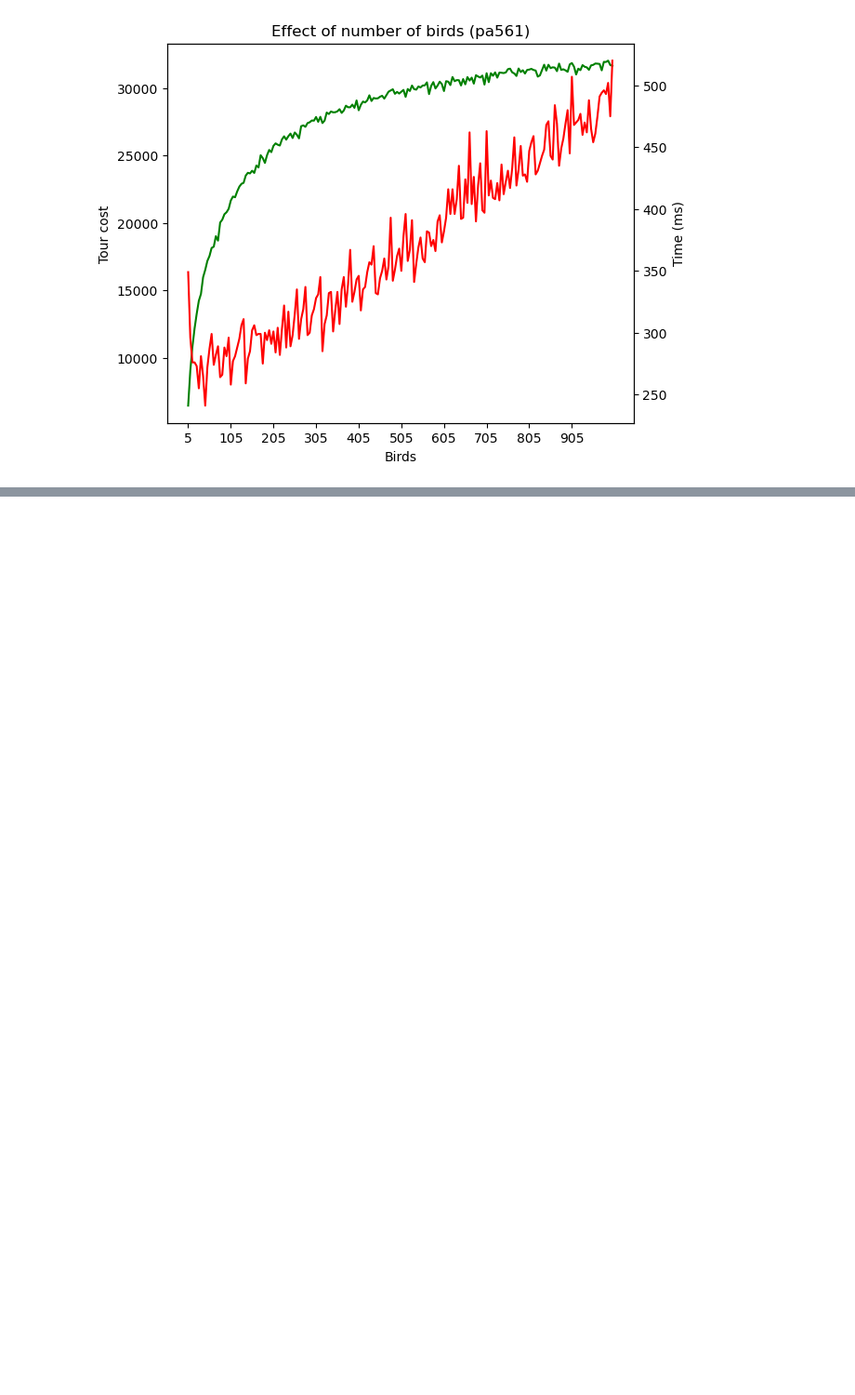
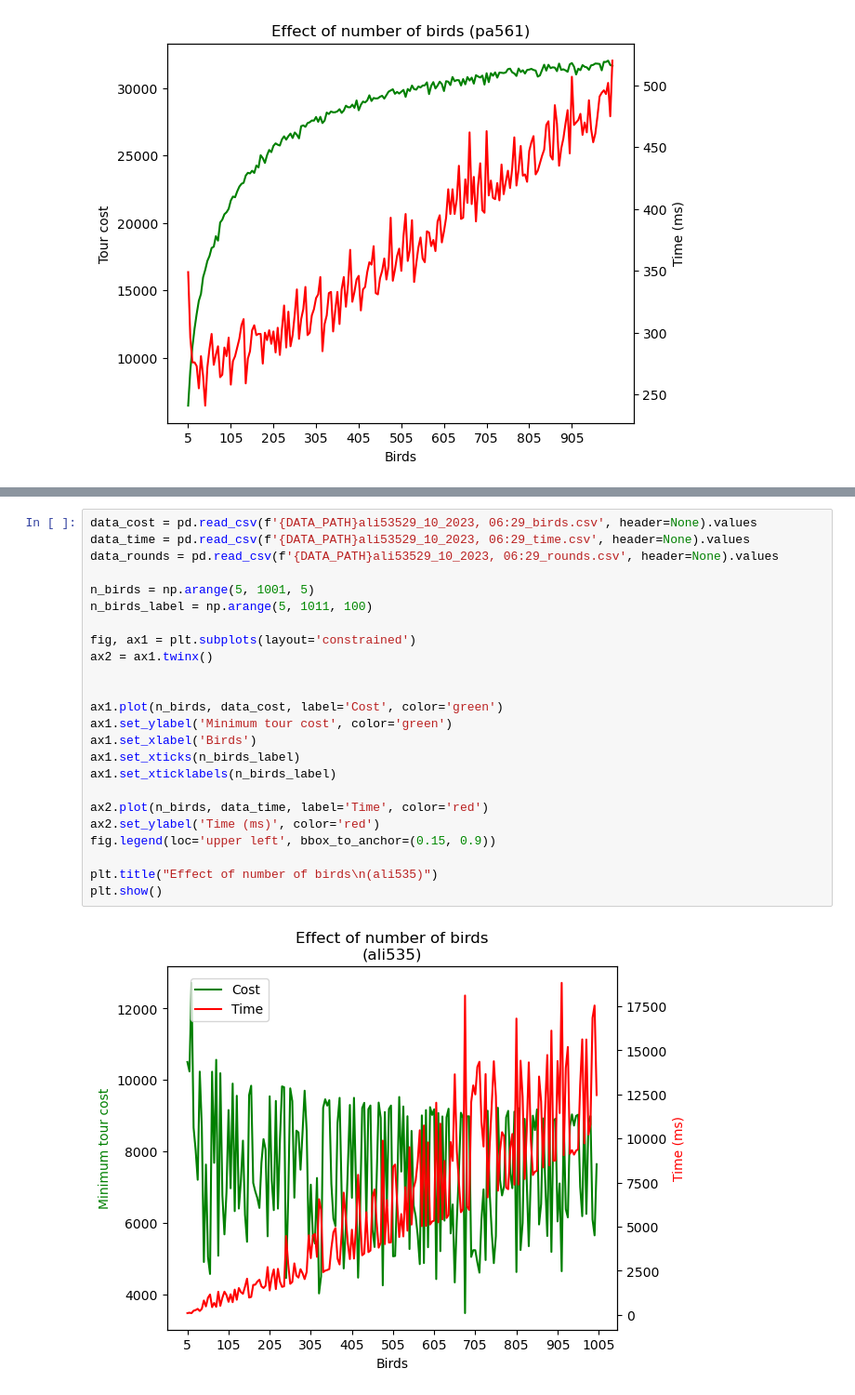
Before and after one commit to TimCares/AFB-Metaheuristic, a Jupyter notebook: src/vis/vis.ipynb, the cells around one changed output, grey strips where cells are left out. Shown: that part at 93% size. Cells and saved outputs as stored; diff of their text form; blank space fills up the shorter version.

```diff
--- a/src/vis/vis.ipynb
+++ b/src/vis/vis.ipynb
@@ -78,0 +123,26 @@ plt.show()
+# %%
+data_cost = pd.read_csv(f'{DATA_PATH}ali53529_10_2023, 06:29_birds.csv', header=None).values
+data_time = pd.read_csv(f'{DATA_PATH}ali53529_10_2023, 06:29_time.csv', header=None).values
+data_rounds = pd.read_csv(f'{DATA_PATH}ali53529_10_2023, 06:29_rounds.csv', header=None).values
+
+n_birds = np.arange(5, 1001, 5)
+n_birds_label = np.arange(5, 1011, 100)
+
+fig, ax1 = plt.subplots(layout='constrained')
+ax2 = ax1.twinx()
+
+
+ax1.plot(n_birds, data_cost, label='Cost', color='green')
+ax1.set_ylabel('Minimum tour cost', color='green')
+ax1.set_xlabel('Birds')
+ax1.set_xticks(n_birds_label)
+ax1.set_xticklabels(n_birds_label)
+
+ax2.plot(n_birds, data_time, label='Time', color='red')
+ax2.set_ylabel('Time (ms)', color='red')
+fig.legend(loc='upper left', bbox_to_anchor=(0.15, 0.9))
+
+plt.title("Effect of number of birds\n(ali535)")
+plt.show()
+# %% [output]
+[figure, added]
```
Also changed, not shown: parts of 3 cells of this notebook, 6 other files.
